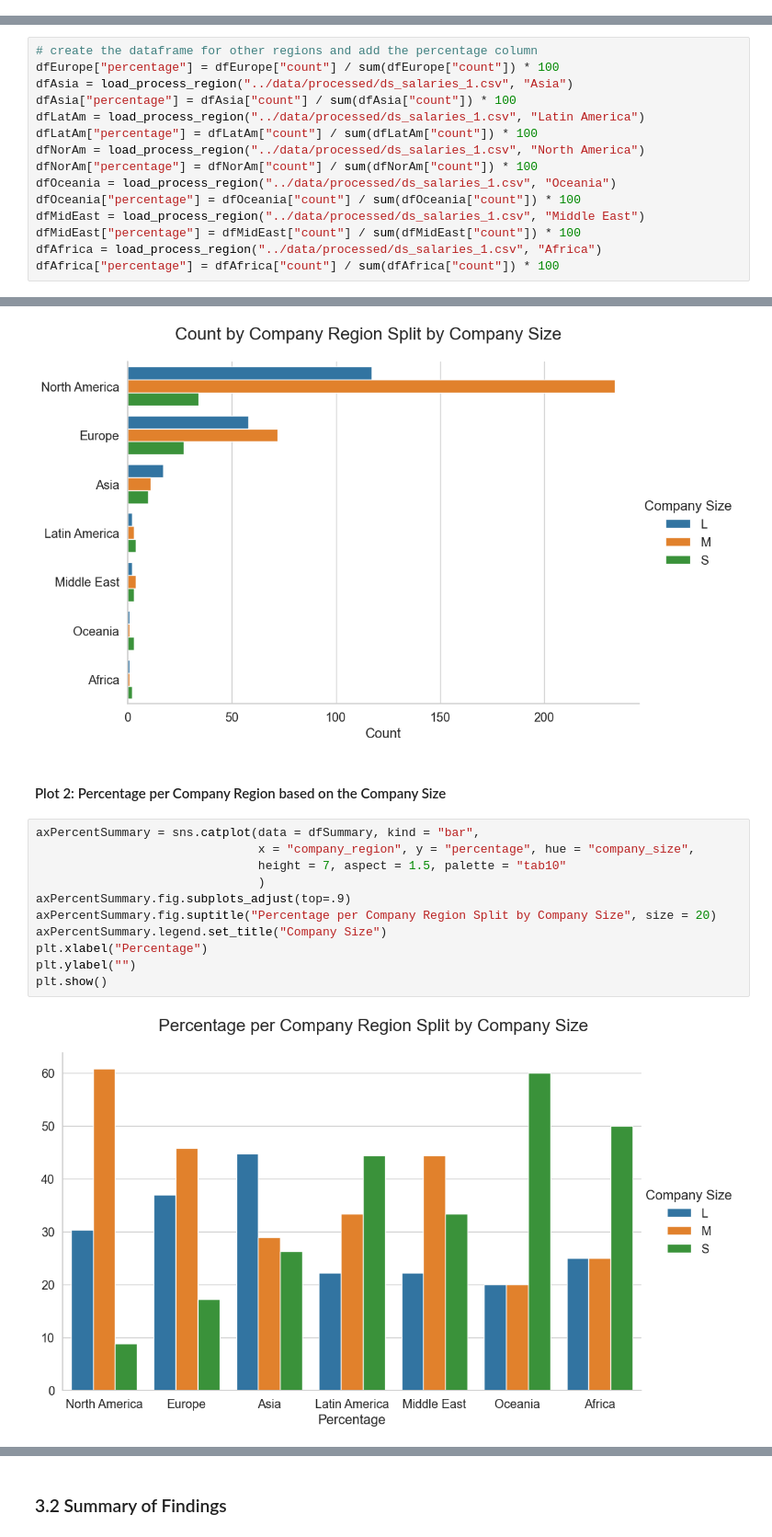
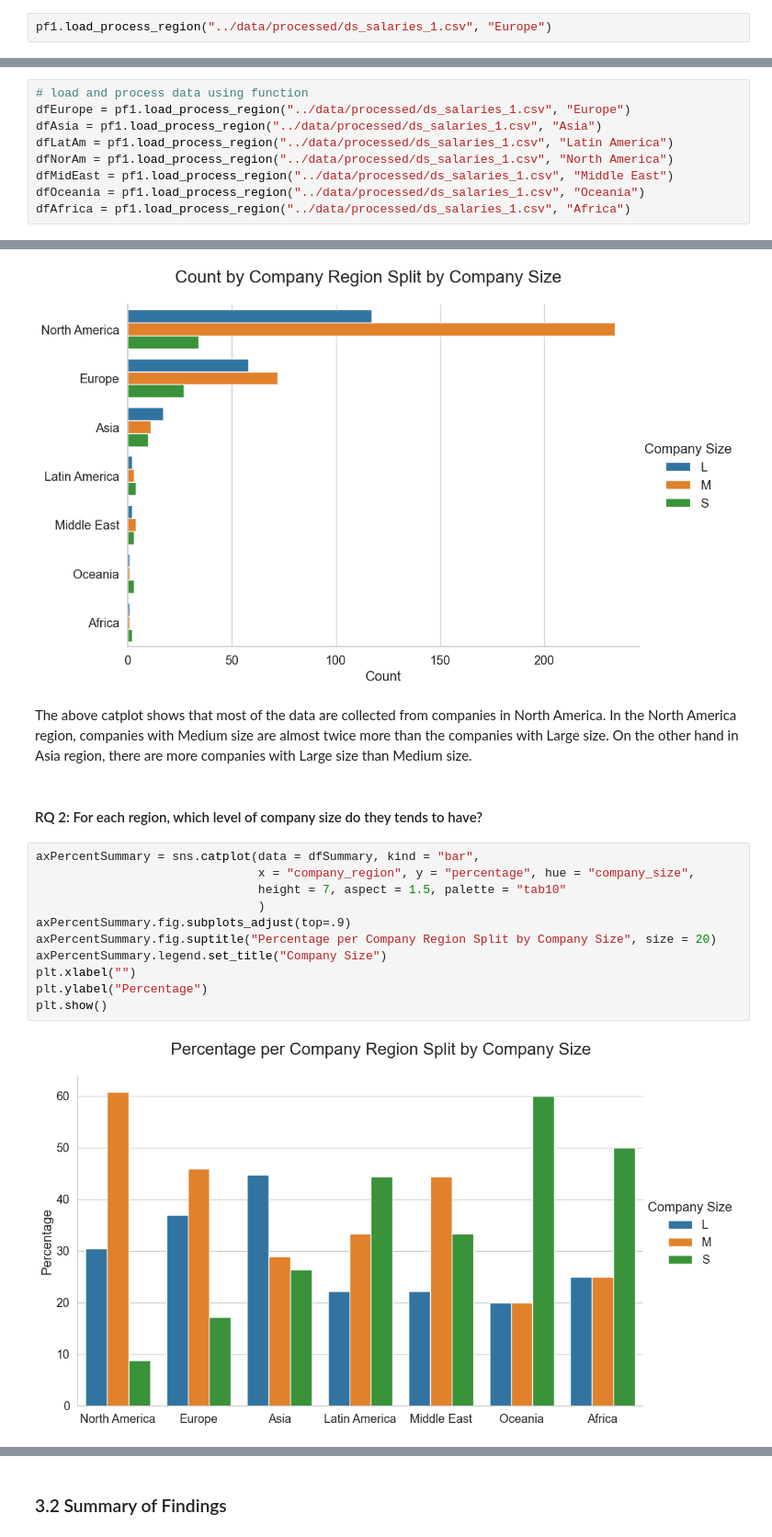
Before and after one commit to ubco-W2022T2-data301/project-group-group07, a Jupyter notebook: analysis/analysis1.ipynb, the cells around one changed output, grey strips where cells are left out. Shown at 92% size. Saved outputs shown, nothing was run; the diff lists cells and outputs as text.

```diff
--- a/analysis/analysis1.ipynb
+++ b/analysis/analysis1.ipynb
@@ -656,0 +731,2 @@ dfEurope
+# %%
+pf1.load_process_region("../data/processed/ds_salaries_1.csv", "Europe")
@@ -657,18 +761,12 @@ dfEurope
 # %%
-# create the dataframe for other regions and add the percentage column
-dfEurope["percentage"] = dfEurope["count"] / sum(dfEurope["count"]) * 100
-dfAsia = load_process_region("../data/processed/ds_salaries_1.csv", "Asia")
-dfAsia["percentage"] = dfAsia["count"] / sum(dfAsia["count"]) * 100
-dfLatAm = load_process_region("../data/processed/ds_salaries_1.csv", "Latin America")
-dfLatAm["percentage"] = dfLatAm["count"] / sum(dfLatAm["count"]) * 100
-dfNorAm = load_process_region("../data/processed/ds_salaries_1.csv", "North America")
-dfNorAm["percentage"] = dfNorAm["count"] / sum(dfNorAm["count"]) * 100
-dfOceania = load_process_region("../data/processed/ds_salaries_1.csv", "Oceania")
-dfOceania["percentage"] = dfOceania["count"] / sum(dfOceania["count"]) * 100
-dfMidEast = load_process_region("../data/processed/ds_salaries_1.csv", "Middle East")
-dfMidEast["percentage"] = dfMidEast["count"] / sum(dfMidEast["count"]) * 100
-dfAfrica = load_process_region("../data/processed/ds_salaries_1.csv", "Africa")
-dfAfrica["percentage"] = dfAfrica["count"] / sum(dfAfrica["count"]) * 100
+# load and process data using function
+dfEurope = pf1.load_process_region("../data/processed/ds_salaries_1.csv", "Europe")
+dfAsia = pf1.load_process_region("../data/processed/ds_salaries_1.csv", "Asia")
+dfLatAm = pf1.load_process_region("../data/processed/ds_salaries_1.csv", "Latin America")
+dfNorAm = pf1.load_process_region("../data/processed/ds_salaries_1.csv", "North America")
+dfMidEast = pf1.load_process_region("../data/processed/ds_salaries_1.csv", "Middle East")
+dfOceania = pf1.load_process_region("../data/processed/ds_salaries_1.csv", "Oceania")
+dfAfrica = pf1.load_process_region("../data/processed/ds_salaries_1.csv", "Africa")
 # %% [markdown]
 #### Summary of Count and Percentage by Company Size
 # %%
@@ -742,18 +809,20 @@ plt.ylabel("")
 plt.show()
 # %% [output]
 [figure]
-# %% [markdown]
-#### Plot 2: Percentage per Company Region based on the Company Size
+# %% [markdown]
+The above catplot shows that most of the data are collected from companies in North America.  In the North America region, companies with Medium size are almost twice more than the companies with Large size. On the other hand in Asia region, there are more companies with Large size than Medium size.
+# %% [markdown]
+#### RQ 2: For each region, which level of company size do they tends to have?
 # %%
 axPercentSummary = sns.catplot(data = dfSummary, kind = "bar",
                                x = "company_region", y = "percentage", hue = "company_size",
                                height = 7, aspect = 1.5, palette = "tab10"
                                )
 axPercentSummary.fig.subplots_adjust(top=.9)
 axPercentSummary.fig.suptitle("Percentage per Company Region Split by Company Size", size = 20)
 axPercentSummary.legend.set_title("Company Size")
-plt.xlabel("Percentage")
-plt.ylabel("")
+plt.xlabel("")
+plt.ylabel("Percentage")
 plt.show()
 # %% [output]
-[figure, old version]
+[figure, new version]
```
Also changed, not shown: parts of 61 cells of this notebook.
